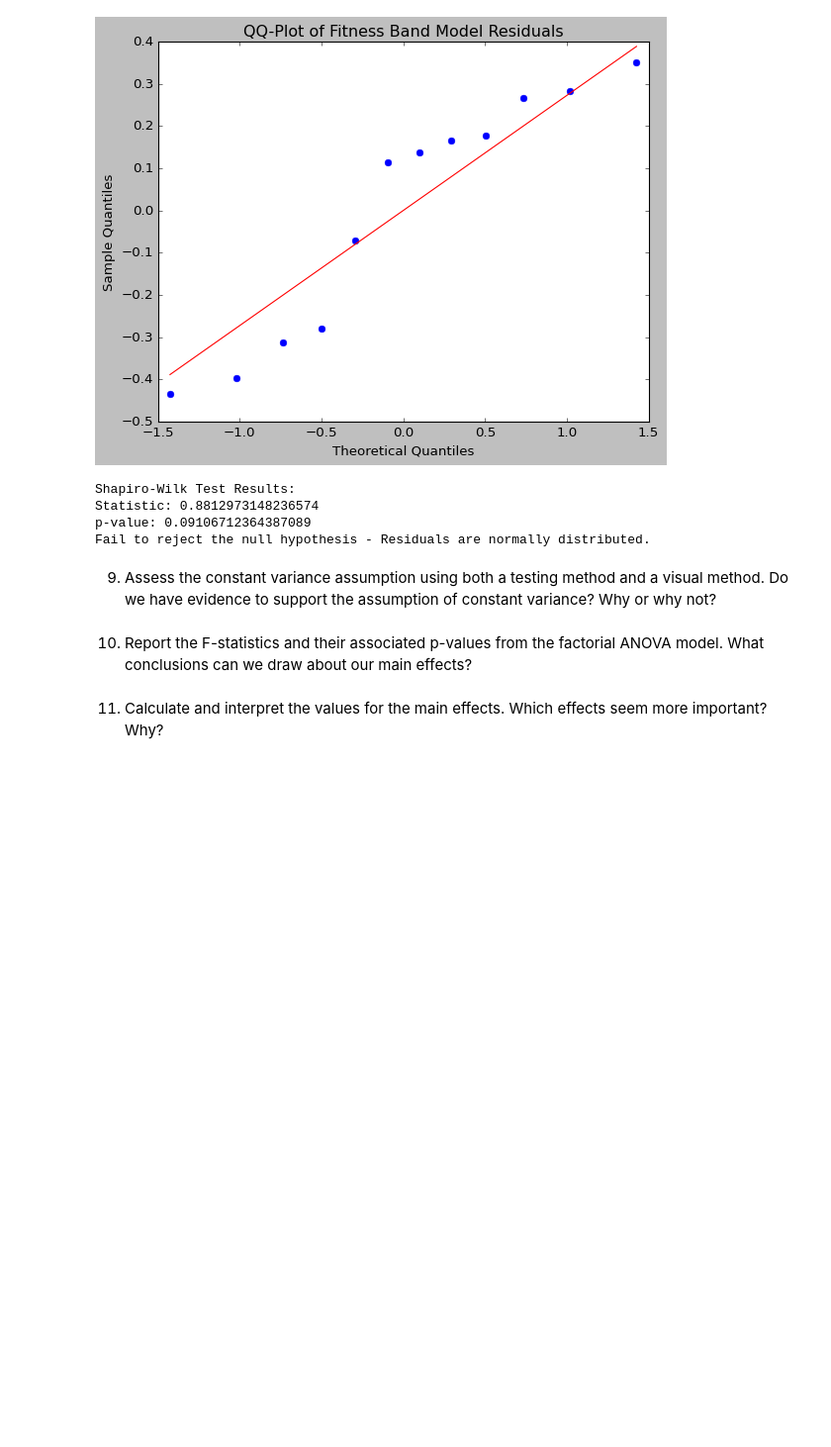
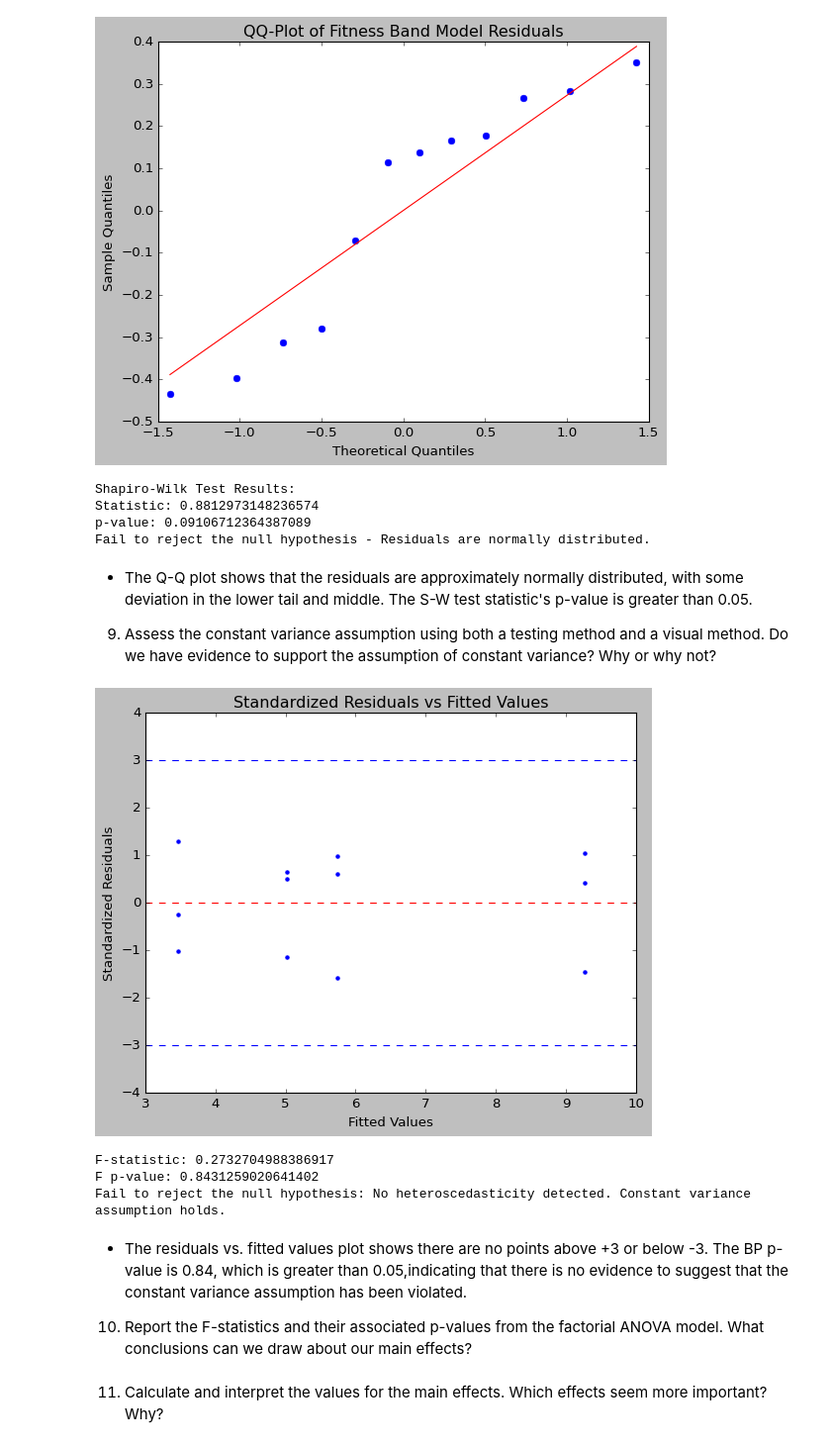
Before and after one commit to kwill580/STAT-7220-Applied-Experimental-Design, a Jupyter notebook: Assignments/HW3/STAT-7220-HW3.ipynb, the cells around one changed output. Shown at 99% size. Saved outputs shown, nothing was run; the diff lists cells and outputs as text; code cells hidden in the pictures; blank space fills up the shorter version.

```diff
--- a/Assignments/HW3/STAT-7220-HW3.ipynb
+++ b/Assignments/HW3/STAT-7220-HW3.ipynb
@@ -526,11 +526,49 @@ Statistic: 0.8812973148236574
 p-value: 0.09106712364387089
 Fail to reject the null hypothesis - Residuals are normally distributed.
 # %% [markdown]
+* The Q-Q plot shows that the residuals are approximately normally distributed, with some deviation in the lower tail and middle. The S-W test statistic's p-value is greater than 0.05.
 
 9.  Assess the constant variance assumption using both a testing method and a visual method. Do we have evidence to support the assumption of constant variance? Why or why not?
 # %%
-## Question 9 Code ##
+## Generate Scatterplot of Standardized Residuals vs Fitted Values ##
+
+fitband_standard_res = model_fitband.get_influence().resid_studentized_internal
+fitband_fitted_vals = model_fitband.fittedvalues # Corrected the typo here
+
+sns.scatterplot(x=fitband_fitted_vals,y=fitband_standard_res)
+plt.axhline(y=0, color='r', linestyle='--')
+plt.axhline(y=3, color='b', linestyle='--')
+plt.axhline(y=-3, color='b', linestyle='--')
+plt.xlabel('Fitted Values')
+plt.ylabel('Standardized Residuals')
+plt.title('Standardized Residuals vs Fitted Values')
+plt.show()
+
+## Perform Breusch-Pagan Test for Homoscedasticity ##
+
+fitband_bp_test = het_breuschpagan(residuals_fitband, model_fitband.model.exog)
+
+## Extract F-statistic ##
+
+fitband_f_statistic = fitband_bp_test[2]
+
+## Extract its P-Value ##
+
+fitband_f_p_value = fitband_bp_test[3]
+
+print(f"F-statistic: {fitband_f_statistic}")
+print(f"F p-value: {fitband_f_p_value}")
+if fitband_f_p_value < 0.05:
+    print("Reject the null hypothesis: Heteroscedasticity detected. Constant variance assumption violated.")
+else:
+    print("Fail to reject the null hypothesis: No heteroscedasticity detected. Constant variance assumption holds.")
+# %% [output]
+[figure, added]
+F-statistic: 0.2732704988386917
+F p-value: 0.8431259020641402
+Fail to reject the null hypothesis: No heteroscedasticity detected. Constant variance assumption holds.
 # %% [markdown]
+* The residuals vs. fitted values plot shows there are no points above +3 or below -3. The BP p-value is 0.84, which is greater than 0.05,indicating that there is no evidence to suggest that the constant variance assumption has been violated.
 10. Report the F-statistics and their associated p-values from the factorial ANOVA model. What conclusions can we draw about our main effects?
 # %%
 ## Question 10 Code ##
```
